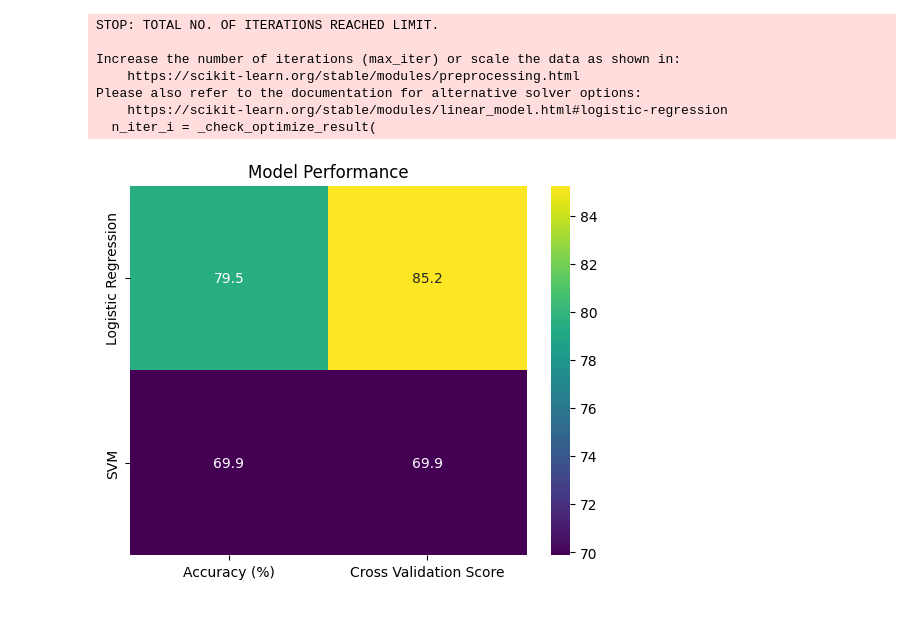
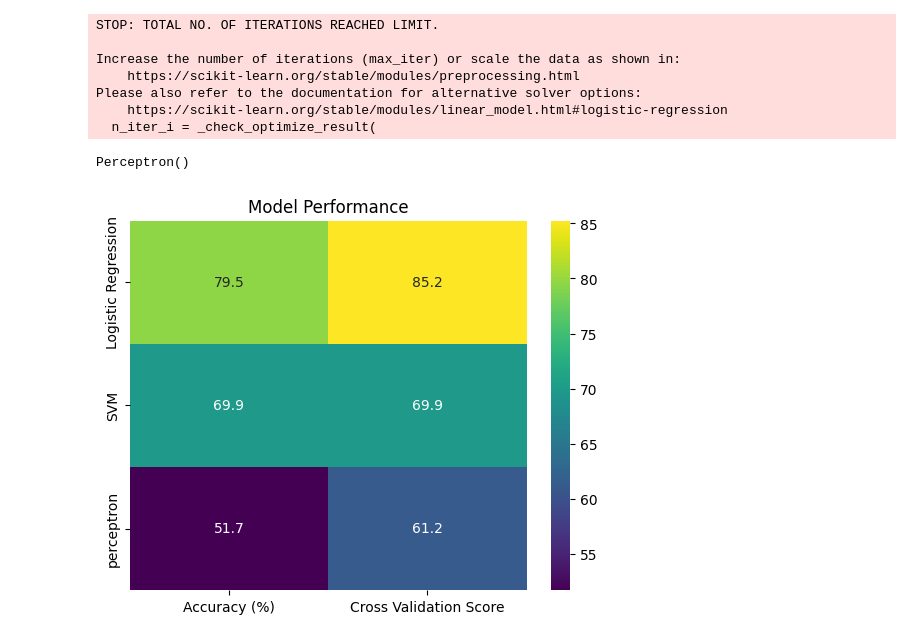
Before and after one commit to adityachaudhary0/Heart-Disease-model, a Jupyter notebook: Heart_Disease_prediction.ipynb, the cells around one changed output. Drawn from its saved outputs; the diff is of its cells as text; code cells hidden in the pictures.

Commit message:
try with perceptron model

```diff
--- a/Heart_Disease_prediction.ipynb
+++ b/Heart_Disease_prediction.ipynb
@@ -106,16 +109,26 @@ Increase the number of iterations (max_iter) or scale the data as shown in:
 Please also refer to the documentation for alternative solver options:
     https://scikit-learn.org/stable/modules/linear_model.html#logistic-regression
   n_iter_i = _check_optimize_result(
+# %%
+from sklearn.linear_model import Perceptron
+pm=Perceptron()
+pm.fit(X_train,y_train)
+# %% [output]
+Perceptron()
+# %%
+pred_per=pm.predict(X_test)
+acc_per=accuracy_score(y_test,pred_per)
+per_scores=cross_val_score(pm,X_train,y_train,cv=5)
 # %%
 results={
-    "Accuracy (%)":[LR_ACC*100,svm_scores.mean()*100],
-    "Cross Validation Score":[lr_scores.mean()*100,svm_scores.mean()*100]
+    "Accuracy (%)":[LR_ACC*100,svm_scores.mean()*100,acc_per*100],
+    "Cross Validation Score":[lr_scores.mean()*100,svm_scores.mean()*100,per_scores.mean()*100]
 }
-df_results=pd.DataFrame(results,index=["Logistic Regression","SVM"])
+df_results=pd.DataFrame(results,index=["Logistic Regression","SVM","perceptron"])
 
 
 sns.heatmap(df_results,annot=True,fmt=".1f",cmap="viridis")
 plt.title("Model Performance")
 plt.show()
 # %% [output]
-[figure, old version]
+[figure, new version]
```
Also changed, not shown: parts of 3 cells of this notebook.
